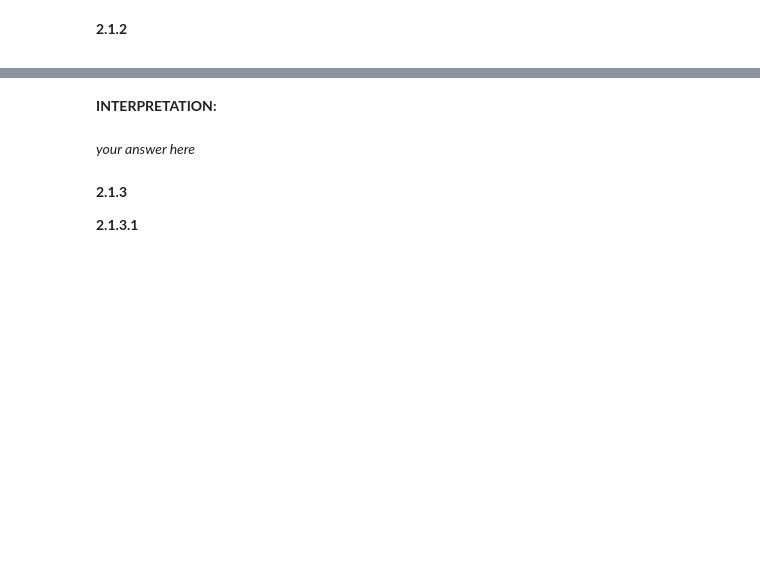
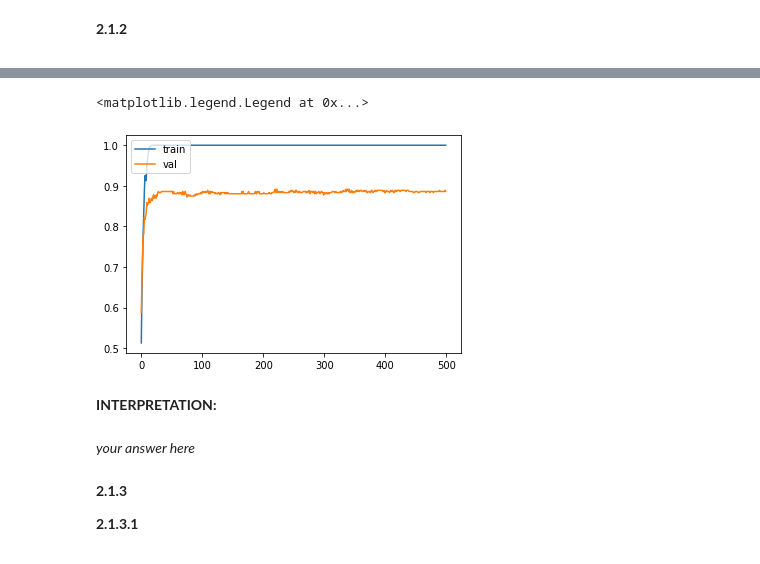
Before and after one commit to rajavemula/AI2_HW1, a Jupyter notebook: ai2-c1-hw1-students.ipynb, the cells around one changed output, grey strips where cells are left out. Drawn from its saved outputs; the diff is of its cells as text; code cells hidden in the pictures; blank space fills up the shorter version.

```diff
--- a/ai2-c1-hw1-students.ipynb
+++ b/ai2-c1-hw1-students.ipynb
@@ -578,0 +724,22 @@ Only the **top 5** competitors (as ranked on the hidden private leaderboard) wil
+# %%
+# your code here
+'''
+Build a fully-connected network (FCN) with the architecture given below using tensorflow.keras and assign it to a variable called model_overfit:
+
+Number of hidden layers: 3
+Nodes per hidden layer: 100, 100, 100
+Activation function: ReLU
+Loss function: binary_crossentropy
+Output unit: Sigmoid
+Optimizer: adam (use the defaults; no other tuning)
+Epochs: no more than 2,000
+Batch size: 128
+Validation size: 0.3
+'''
+NN_model = tf.keras.models.Sequential()
+NN_model.add(tf.keras.layers.Dense(100, input_dim=df.shape[1]-1, activation='relu'))
+NN_model.add(tf.keras.layers.Dense(100, activation='relu'))
+NN_model.add(tf.keras.layers.Dense(100, activation='relu'))
+NN_model.add(tf.keras.layers.Dense(1, activation='sigmoid'))
+NN_model.compile(loss='binary_crossentropy', optimizer='adam', metrics=['accuracy'])
+history = NN_model.fit(df.iloc[:,:-1], df.iloc[:,-1], epochs=500, batch_size=128, verbose=1, validation_split=0.3)
@@ -579,3 +764,11 @@ Only the **top 5** competitors (as ranked on the hidden private leaderboard) wil
+# %%
+# Plot the training accuracy and validation accuracy
+plt.plot(history.history['accuracy'])
+plt.plot(history.history['val_accuracy'])
+plt.legend(['train', 'val'], loc='upper left')
+# %% [output]
+<matplotlib.legend.Legend at 0x...>
+[figure, added]
 # %% [markdown]
 **INTERPRETATION:**
 # %% [markdown]
```
Also changed, not shown: parts of 45 cells of this notebook, 1 other file.
